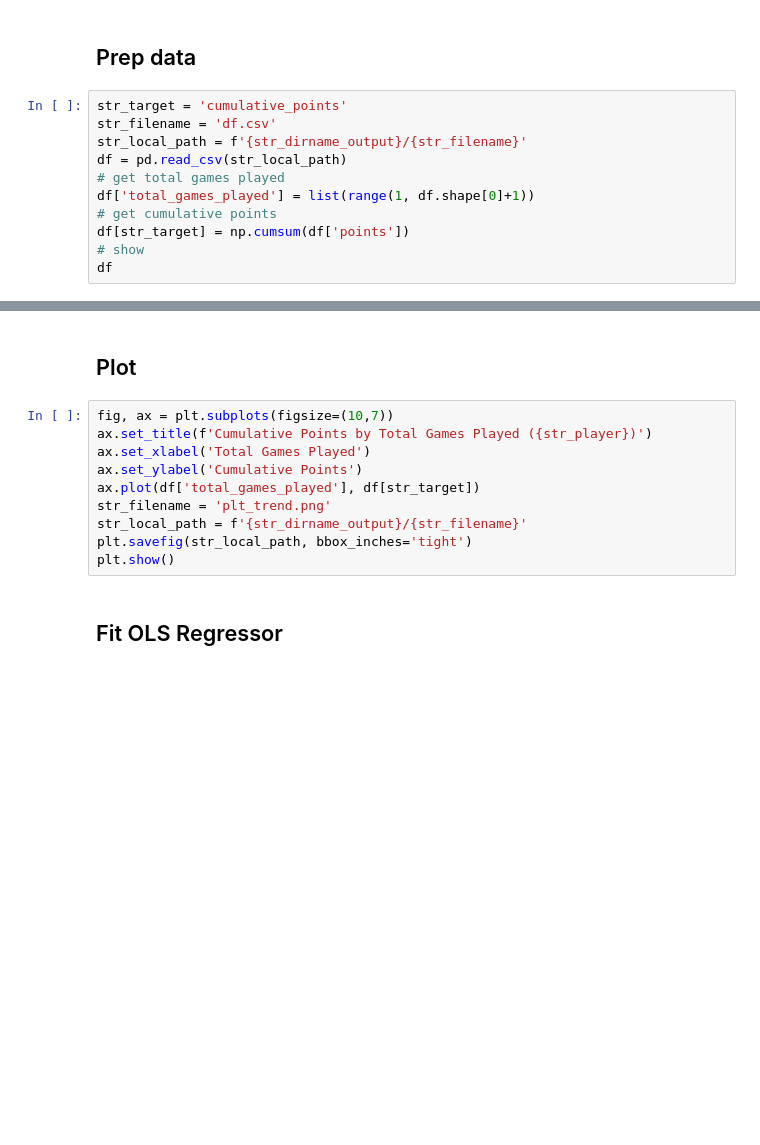
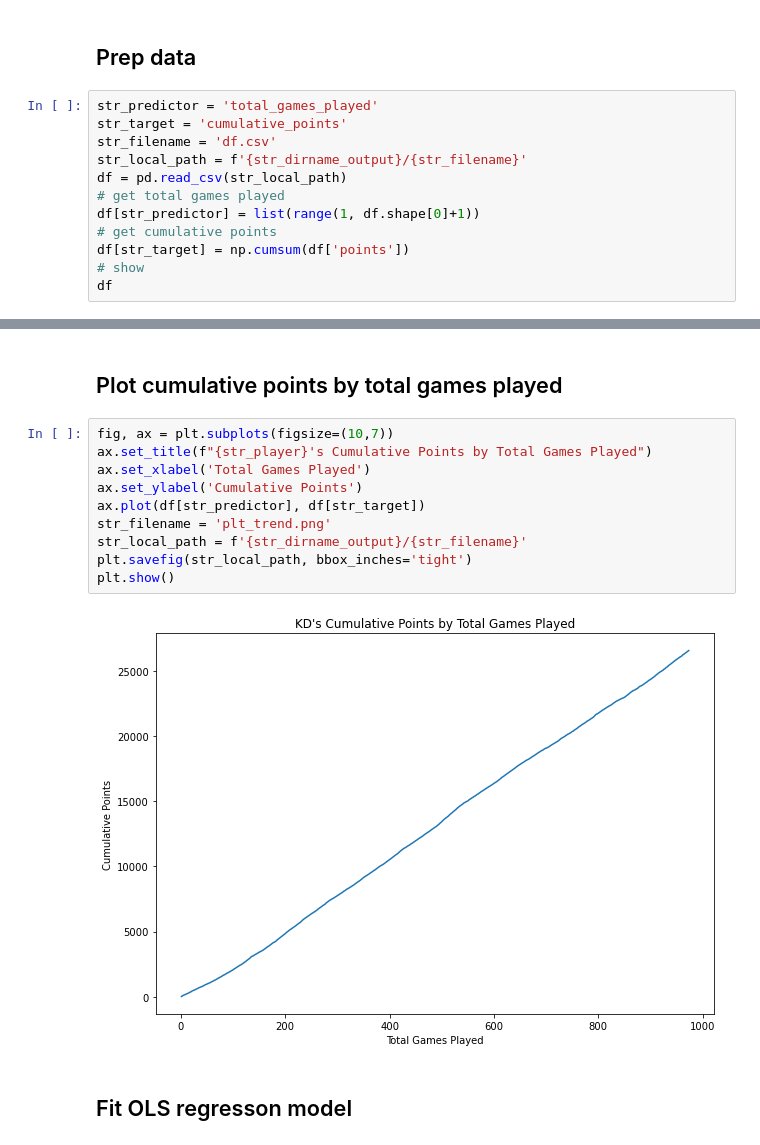
Before and after one commit to aaronengland/nba_scoring_analysis, a Jupyter notebook: nba_scoring_analysis.ipynb, the cells around one changed output, grey strips where cells are left out. Cells and saved outputs as stored; diff of their text form; blank space fills up the shorter version.

```diff
--- a/nba_scoring_analysis.ipynb
+++ b/nba_scoring_analysis.ipynb
@@ -149,12 +257,13 @@ AttributeError: 'NoneType' object has no attribute 'findAll'
 # %% [markdown]
 ## Prep data
 # %%
+str_predictor = 'total_games_played'
 str_target = 'cumulative_points'
 str_filename = 'df.csv'
 str_local_path = f'{str_dirname_output}/{str_filename}'
 df = pd.read_csv(str_local_path)
 # get total games played
-df['total_games_played'] = list(range(1, df.shape[0]+1))
+df[str_predictor] = list(range(1, df.shape[0]+1))
 # get cumulative points
 df[str_target] = np.cumsum(df['points'])
 # show
@@ -162,16 +285,18 @@ df
 # %% [markdown]
-## Plot
+## Plot cumulative points by total games played
 # %%
 fig, ax = plt.subplots(figsize=(10,7))
-ax.set_title(f'Cumulative Points by Total Games Played ({str_player})')
+ax.set_title(f"{str_player}'s Cumulative Points by Total Games Played")
 ax.set_xlabel('Total Games Played')
 ax.set_ylabel('Cumulative Points')
-ax.plot(df['total_games_played'], df[str_target])
+ax.plot(df[str_predictor], df[str_target])
 str_filename = 'plt_trend.png'
 str_local_path = f'{str_dirname_output}/{str_filename}'
 plt.savefig(str_local_path, bbox_inches='tight')
 plt.show()
+# %% [output]
+[figure, added]
 # %% [markdown]
-## Fit OLS Regressor
+## Fit OLS regresson model
 # %%
 # train-test split
```
Also changed, not shown: parts of 32 cells of this notebook, 6 other files.
